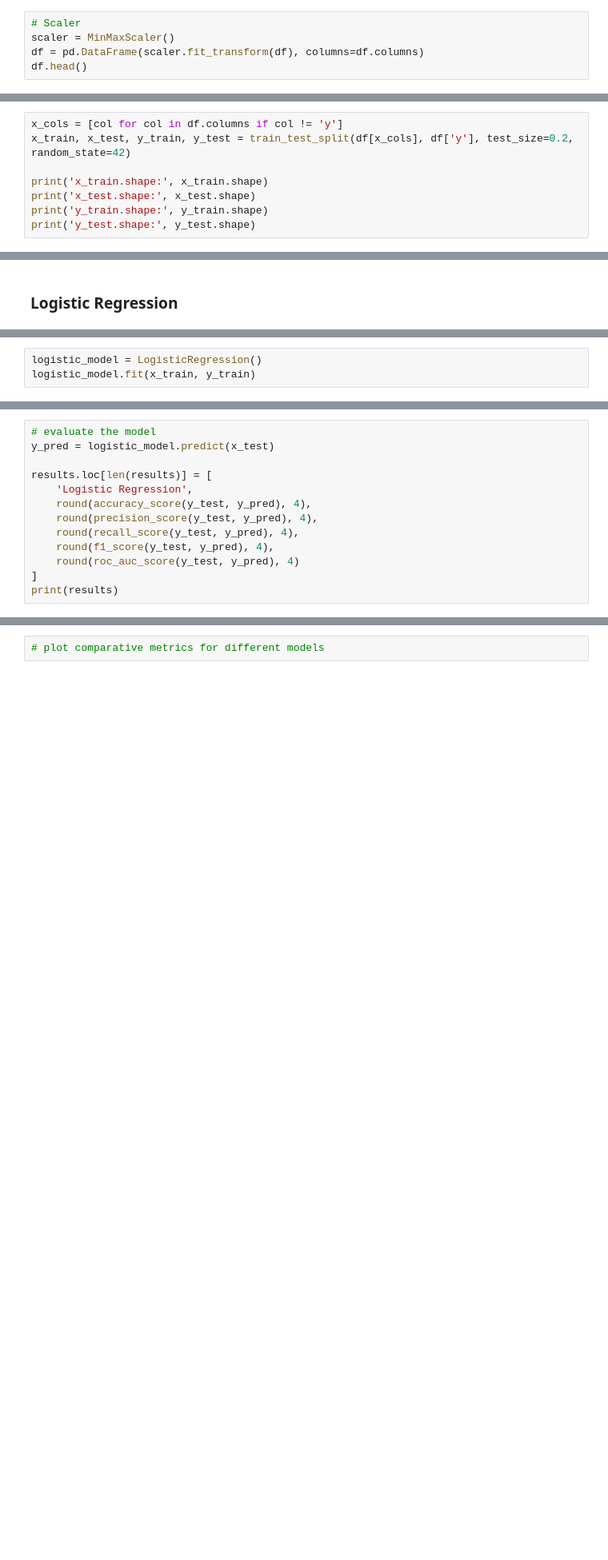
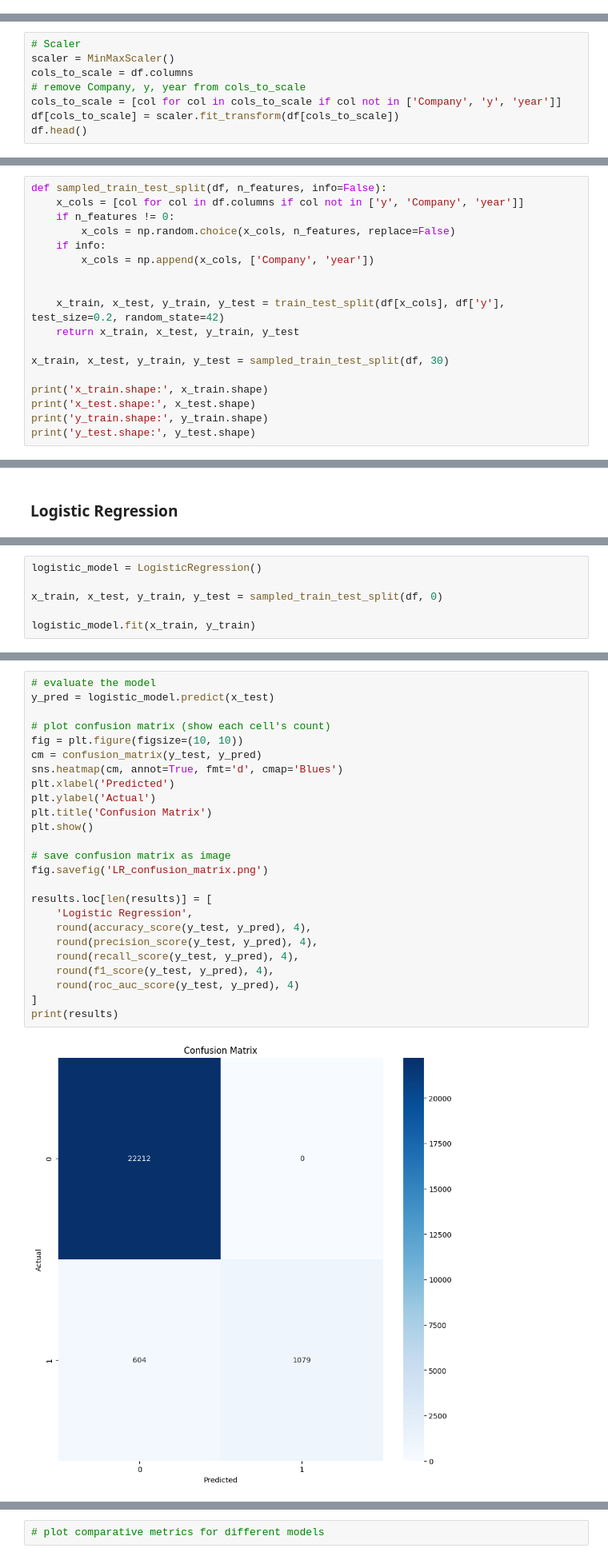
Before and after one commit to smb-h/corporate-bankruptcy-prediction, a Jupyter notebook: playground.ipynb, the cells around one changed output, grey strips where cells are left out. Shown at 80% size. Drawn from its saved outputs; the diff is of its cells as text; blank space fills up the shorter version.

```diff
--- a/playground.ipynb
+++ b/playground.ipynb
@@ -123,5 +150,0 @@ Length: 831, dtype: float64
-# %%
-# Scaler
-scaler = MinMaxScaler()
-df = pd.DataFrame(scaler.fit_transform(df), columns=df.columns)
-df.head()
@@ -142,0 +182,8 @@ df.head()
+# %%
+# Scaler
+scaler = MinMaxScaler()
+cols_to_scale = df.columns
+# remove Company, y, year from cols_to_scale
+cols_to_scale = [col for col in cols_to_scale if col not in ['Company', 'y', 'year']]
+df[cols_to_scale] = scaler.fit_transform(df[cols_to_scale])
+df.head()
@@ -143,6 +220,16 @@ df.head()
 # %%
-x_cols = [col for col in df.columns if col != 'y']
-x_train, x_test, y_train, y_test = train_test_split(df[x_cols], df['y'], test_size=0.2, random_state=42)
+def sampled_train_test_split(df, n_features, info=False):
+    x_cols = [col for col in df.columns if col not in ['y', 'Company', 'year']]
+    if n_features != 0:
+        x_cols = np.random.choice(x_cols, n_features, replace=False)
+    if info:
+        x_cols = np.append(x_cols, ['Company', 'year'])
+
+
+    x_train, x_test, y_train, y_test = train_test_split(df[x_cols], df['y'], test_size=0.2, random_state=42)
+    return x_train, x_test, y_train, y_test
+
+x_train, x_test, y_train, y_test = sampled_train_test_split(df, 30)
 
 print('x_train.shape:', x_train.shape)
 print('x_test.shape:', x_test.shape)
@@ -158,4 +304,7 @@ y_test.shape: (166,)
 # %%
 logistic_model = LogisticRegression()
+
+x_train, x_test, y_train, y_test = sampled_train_test_split(df, 0)
+
 logistic_model.fit(x_train, y_train)
 # %% [output]
@@ -163,15 +319,28 @@ LogisticRegression()
 # %%
 # evaluate the model
 y_pred = logistic_model.predict(x_test)
+
+# plot confusion matrix (show each cell's count)
+fig = plt.figure(figsize=(10, 10))
+cm = confusion_matrix(y_test, y_pred)
+sns.heatmap(cm, annot=True, fmt='d', cmap='Blues')
+plt.xlabel('Predicted')
+plt.ylabel('Actual')
+plt.title('Confusion Matrix')
+plt.show()
+
+# save confusion matrix as image
+fig.savefig('LR_confusion_matrix.png')
 
 results.loc[len(results)] = [
     'Logistic Regression',
     round(accuracy_score(y_test, y_pred), 4),
     round(precision_score(y_test, y_pred), 4),
     round(recall_score(y_test, y_pred), 4),
     round(f1_score(y_test, y_pred), 4),
     round(roc_auc_score(y_test, y_pred), 4)
 ]
 print(results)
 # %% [output]
+[figure, added]
                  model  accuracy  precision  recall      f1  roc_auc
```
Also changed, not shown: parts of 60 cells of this notebook, 4 other files.
